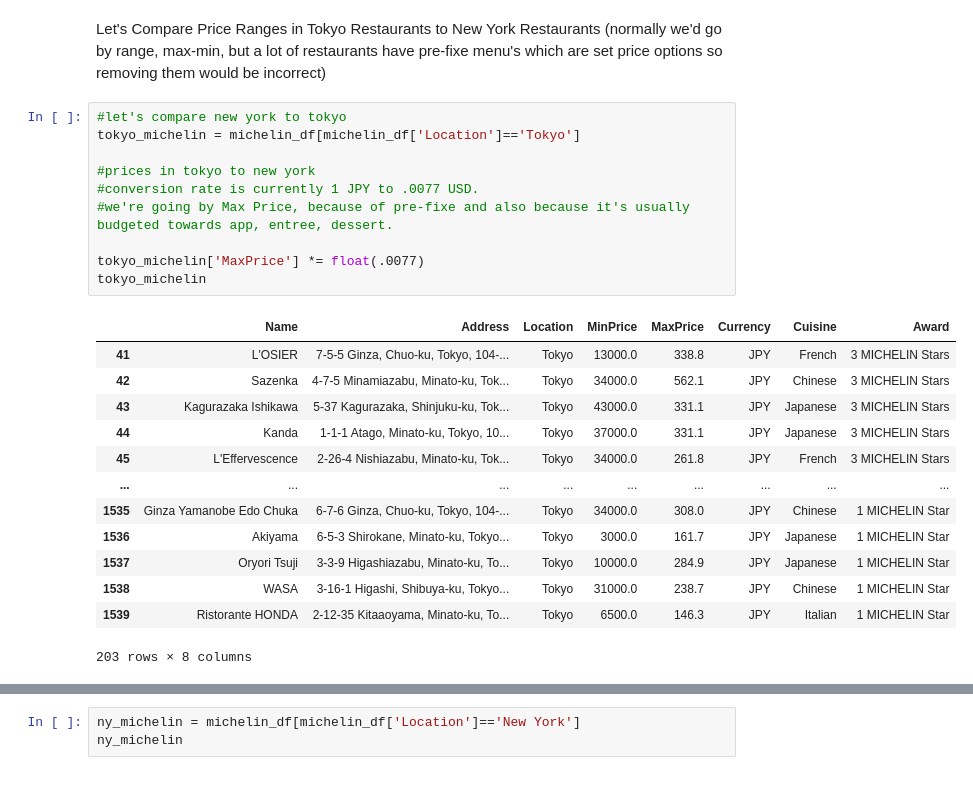
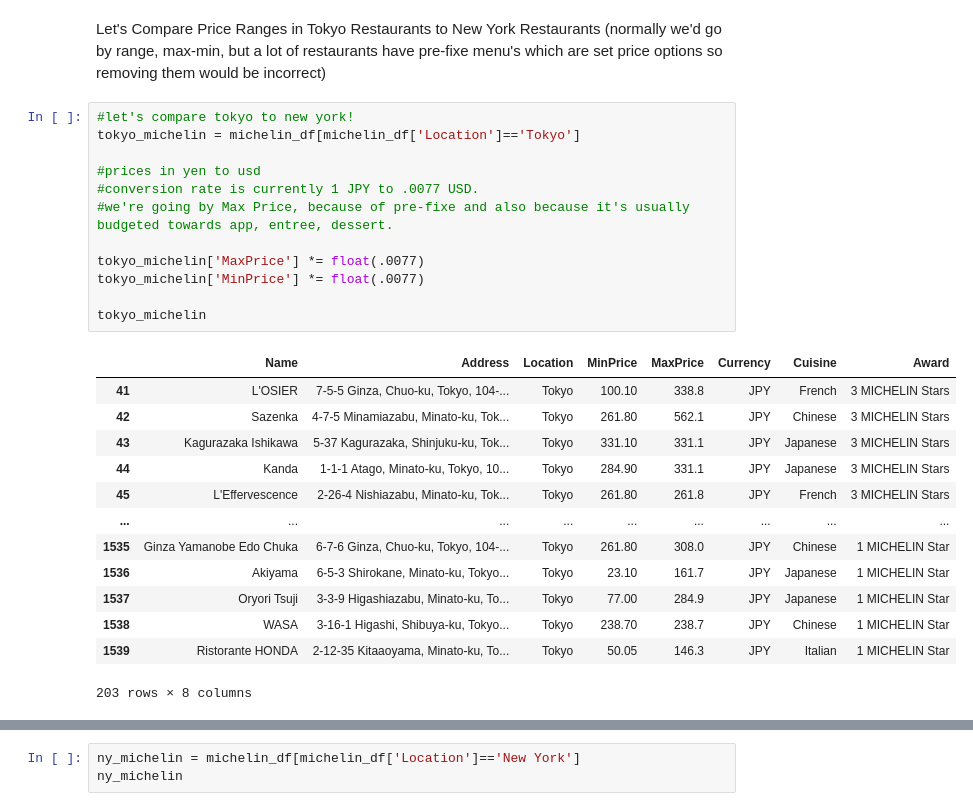
Before and after one commit to haokliao/CIS-3120, a Jupyter notebook: Project2b.ipynb, the cells around one changed output, grey strips where cells are left out. Cells and saved outputs as stored; diff of their text form.

```diff
--- a/Project2b.ipynb
+++ b/Project2b.ipynb
@@ -129,26 +140,28 @@ Text(0.5, 1.0, 'One Michelin Stars')
 Let's Compare Price Ranges in Tokyo Restaurants to New York Restaurants
 (normally we'd go by range, max-min, but a lot of restaurants have pre-fixe menu's which are set price options so removing them would be incorrect)
 # %%
-#let's compare new york to tokyo
+#let's compare tokyo to new york!
 tokyo_michelin = michelin_df[michelin_df['Location']=='Tokyo']
 
-#prices in tokyo to new york
+#prices in yen to usd
 #conversion rate is currently 1 JPY to .0077 USD.
 #we're going by Max Price, because of pre-fixe and also because it's usually budgeted towards app, entree, dessert.
 
 tokyo_michelin['MaxPrice'] *= float(.0077)
+tokyo_michelin['MinPrice'] *= float(.0077)
+
 tokyo_michelin
 # %% [output]
 |  | Name | Address | Location | MinPrice | MaxPrice | Currency | Cuisine | Award |
-| 41 | L'OSIER | 7-5-5 Ginza, Chuo-ku, Tokyo, 104-... | Tokyo | 13000.0 | 338.8 | JPY | French | 3 MICHELIN Stars |
-| 42 | Sazenka | 4-7-5 Minamiazabu, Minato-ku, Tok... | Tokyo | 34000.0 | 562.1 | JPY | Chinese | 3 MICHELIN Stars |
-| 43 | Kagurazaka Ishikawa | 5-37 Kagurazaka, Shinjuku-ku, Tok... | Tokyo | 43000.0 | 331.1 | JPY | Japanese | 3 MICHELIN Stars |
-| 44 | Kanda | 1-1-1 Atago, Minato-ku, Tokyo, 10... | Tokyo | 37000.0 | 331.1 | JPY | Japanese | 3 MICHELIN Stars |
-| 45 | L'Effervescence | 2-26-4 Nishiazabu, Minato-ku, Tok... | Tokyo | 34000.0 | 261.8 | JPY | French | 3 MICHELIN Stars |
+| 41 | L'OSIER | 7-5-5 Ginza, Chuo-ku, Tokyo, 104-... | Tokyo | 100.10 | 338.8 | JPY | French | 3 MICHELIN Stars |
+| 42 | Sazenka | 4-7-5 Minamiazabu, Minato-ku, Tok... | Tokyo | 261.80 | 562.1 | JPY | Chinese | 3 MICHELIN Stars |
+| 43 | Kagurazaka Ishikawa | 5-37 Kagurazaka, Shinjuku-ku, Tok... | Tokyo | 331.10 | 331.1 | JPY | Japanese | 3 MICHELIN Stars |
+| 44 | Kanda | 1-1-1 Atago, Minato-ku, Tokyo, 10... | Tokyo | 284.90 | 331.1 | JPY | Japanese | 3 MICHELIN Stars |
+| 45 | L'Effervescence | 2-26-4 Nishiazabu, Minato-ku, Tok... | Tokyo | 261.80 | 261.8 | JPY | French | 3 MICHELIN Stars |
 | ... | ... | ... | ... | ... | ... | ... | ... | ... |
-| 1535 | Ginza Yamanobe Edo Chuka | 6-7-6 Ginza, Chuo-ku, Tokyo, 104-... | Tokyo | 34000.0 | 308.0 | JPY | Chinese | 1 MICHELIN Star |
-| 1536 | Akiyama | 6-5-3 Shirokane, Minato-ku, Tokyo... | Tokyo | 3000.0 | 161.7 | JPY | Japanese | 1 MICHELIN Star |
-| 1537 | Oryori Tsuji | 3-3-9 Higashiazabu, Minato-ku, To... | Tokyo | 10000.0 | 284.9 | JPY | Japanese | 1 MICHELIN Star |
-| 1538 | WASA | 3-16-1 Higashi, Shibuya-ku, Tokyo... | Tokyo | 31000.0 | 238.7 | JPY | Chinese | 1 MICHELIN Star |
-| 1539 | Ristorante HONDA | 2-12-35 Kitaaoyama, Minato-ku, To... | Tokyo | 6500.0 | 146.3 | JPY | Italian | 1 MICHELIN Star |
+| 1535 | Ginza Yamanobe Edo Chuka | 6-7-6 Ginza, Chuo-ku, Tokyo, 104-... | Tokyo | 261.80 | 308.0 | JPY | Chinese | 1 MICHELIN Star |
+| 1536 | Akiyama | 6-5-3 Shirokane, Minato-ku, Tokyo... | Tokyo | 23.10 | 161.7 | JPY | Japanese | 1 MICHELIN Star |
+| 1537 | Oryori Tsuji | 3-3-9 Higashiazabu, Minato-ku, To... | Tokyo | 77.00 | 284.9 | JPY | Japanese | 1 MICHELIN Star |
+| 1538 | WASA | 3-16-1 Higashi, Shibuya-ku, Tokyo... | Tokyo | 238.70 | 238.7 | JPY | Chinese | 1 MICHELIN Star |
+| 1539 | Ristorante HONDA | 2-12-35 Kitaaoyama, Minato-ku, To... | Tokyo | 50.05 | 146.3 | JPY | Italian | 1 MICHELIN Star |
 203 rows × 8 columns
```
Also changed, not shown: parts of 23 cells of this notebook, 1 other file.
